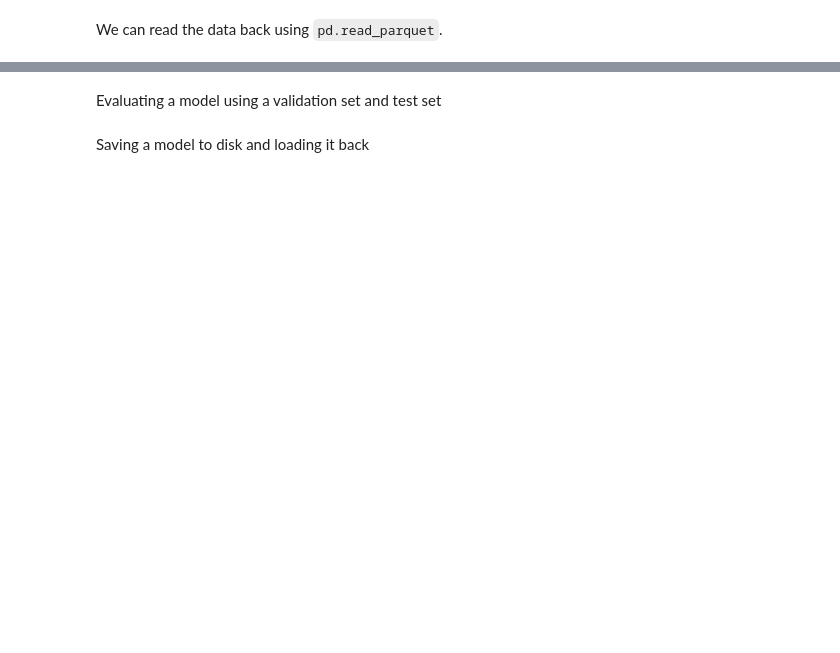
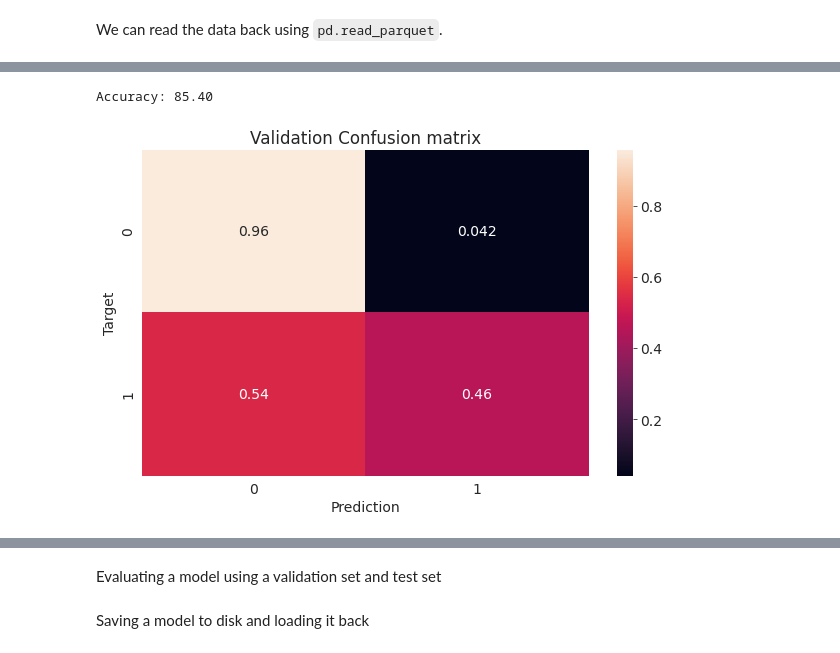
Before and after one commit to skyanalyst/Machine-Learning-Projects, a Jupyter notebook: logistic_regression.ipynb, the cells around one changed output, grey strips where cells are left out. Saved outputs shown, nothing was run; the diff lists cells and outputs as text; code cells hidden in the pictures; blank space fills up the shorter version.

```diff
--- a/logistic_regression.ipynb
+++ b/logistic_regression.ipynb
@@ -538,0 +702,5 @@ Training a logistic regression model using Scikit-learn
+# %%
+val_preds = predict_and_plot(X_val, val_targets, 'Validation')
+# %% [output]
+Accuracy: 85.40
+[figure, added]
```
Also changed, not shown: parts of 53 cells of this notebook.
